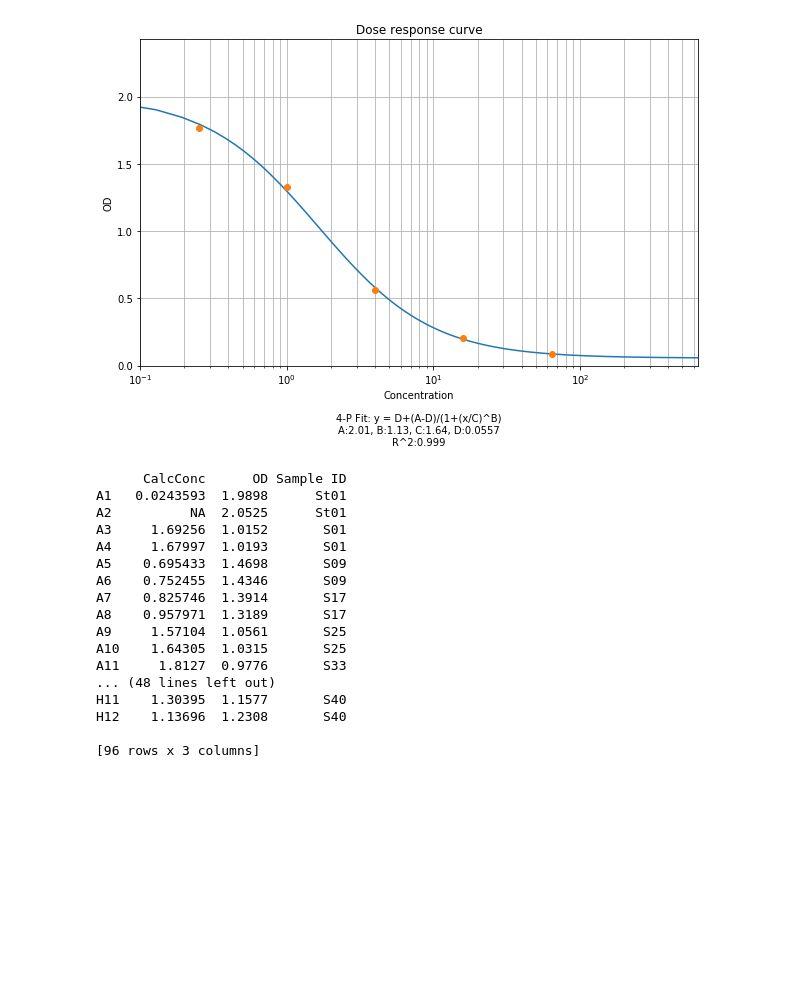
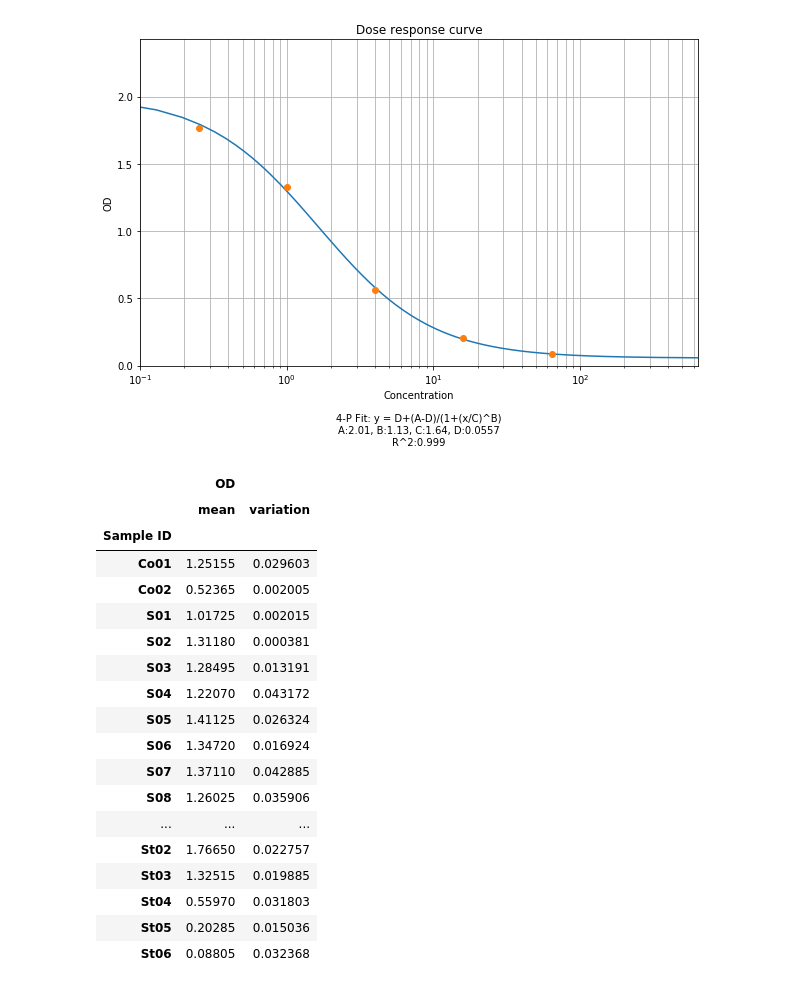
Before and after one commit to GeneJuggler/kurvit, a Jupyter notebook: Kurvit - 4PL.ipynb, the cells around one changed output. Drawn from its saved outputs; the diff is of its cells as text; code cells hidden in the pictures; blank space fills up the shorter version.

```diff
--- a/Kurvit - 4PL.ipynb
+++ b/Kurvit - 4PL.ipynb
@@ -152,32 +152,38 @@ plt.axis([0.1, 10*max(x), 0, 1.2*max(y)])
 # %%
 def backcalc4(y, A, B, C, D):
     if ((A - D)/(y - D)) - 1 < 0:
         return 'NA'
     return math.pow((((A - D)/(y - D)) - 1), (1/B)) * C
 
 #print(backcalc4(.20285, *popt))
 
 backcalcConc = []
 for data in wellOD:
     backcalcConc.append(backcalc4(data, *popt))#backcalcConc.append(backcalc4(data, *popt))
 
 dataTable = pd.DataFrame({'Sample ID':sampleID, 'OD':wellOD, 'CalcConc':backcalcConc}, index=wellID)
-print(dataTable)#.loc['F1']
+#print(dataTable)#.loc['F1']
+#groupedDataTable = dataTable.groupby('Sample ID').filter(lambda x: isinstance(x['OD'], int), dropna=False)
+groupedDataTable = dataTable[dataTable['CalcConc'] != 'NA'].groupby('Sample ID')#.filter(lambda x: np.isscalar(x['OD']))#, dropna=False)
+
+groupedDataTable.aggregate([np.mean, variation])
 # %% [output]
-      CalcConc      OD Sample ID
-A1   0.0243593  1.9898      St01
-A2          NA  2.0525      St01
-A3     1.69256  1.0152       S01
-A4     1.67997  1.0193       S01
-A5    0.695433  1.4698       S09
-A6    0.752455  1.4346       S09
-A7    0.825746  1.3914       S17
-A8    0.957971  1.3189       S17
-A9     1.57104  1.0561       S25
-A10    1.64305  1.0315       S25
-A11     1.8127  0.9776       S33
-... (48 lines left out)
-H11    1.30395  1.1577       S40
-H12    1.13696  1.2308       S40
-
-[96 rows x 3 columns]
+|  | OD |  |
+|  | mean | variation |
+| Sample ID |  |  |
+| Co01 | 1.25155 | 0.029603 |
+| Co02 | 0.52365 | 0.002005 |
+| S01 | 1.01725 | 0.002015 |
+| S02 | 1.31180 | 0.000381 |
+| S03 | 1.28495 | 0.013191 |
+| S04 | 1.22070 | 0.043172 |
+| S05 | 1.41125 | 0.026324 |
+| S06 | 1.34720 | 0.016924 |
+| S07 | 1.37110 | 0.042885 |
+| S08 | 1.26025 | 0.035906 |
+| ... | ... | ... |
+| St02 | 1.76650 | 0.022757 |
+| St03 | 1.32515 | 0.019885 |
+| St04 | 0.55970 | 0.031803 |
+| St05 | 0.20285 | 0.015036 |
+| St06 | 0.08805 | 0.032368 |
```
